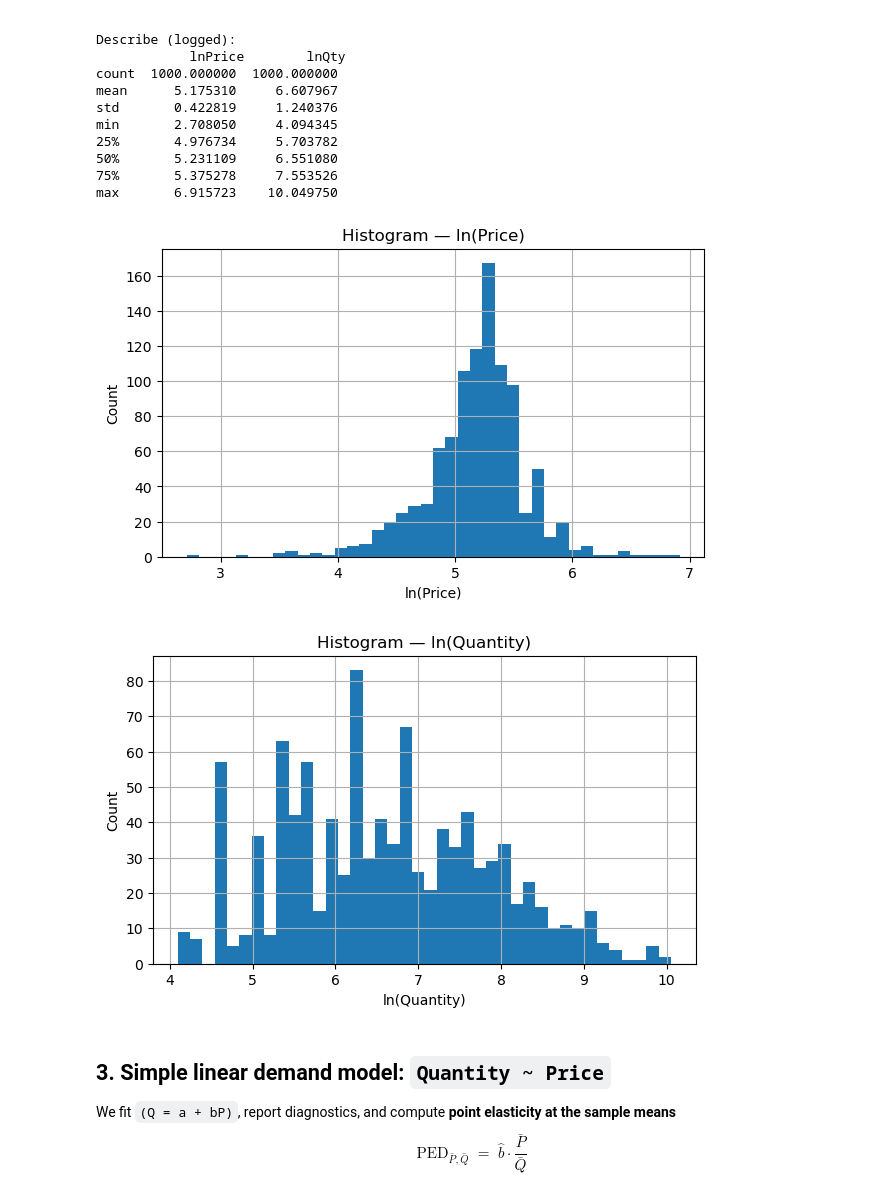
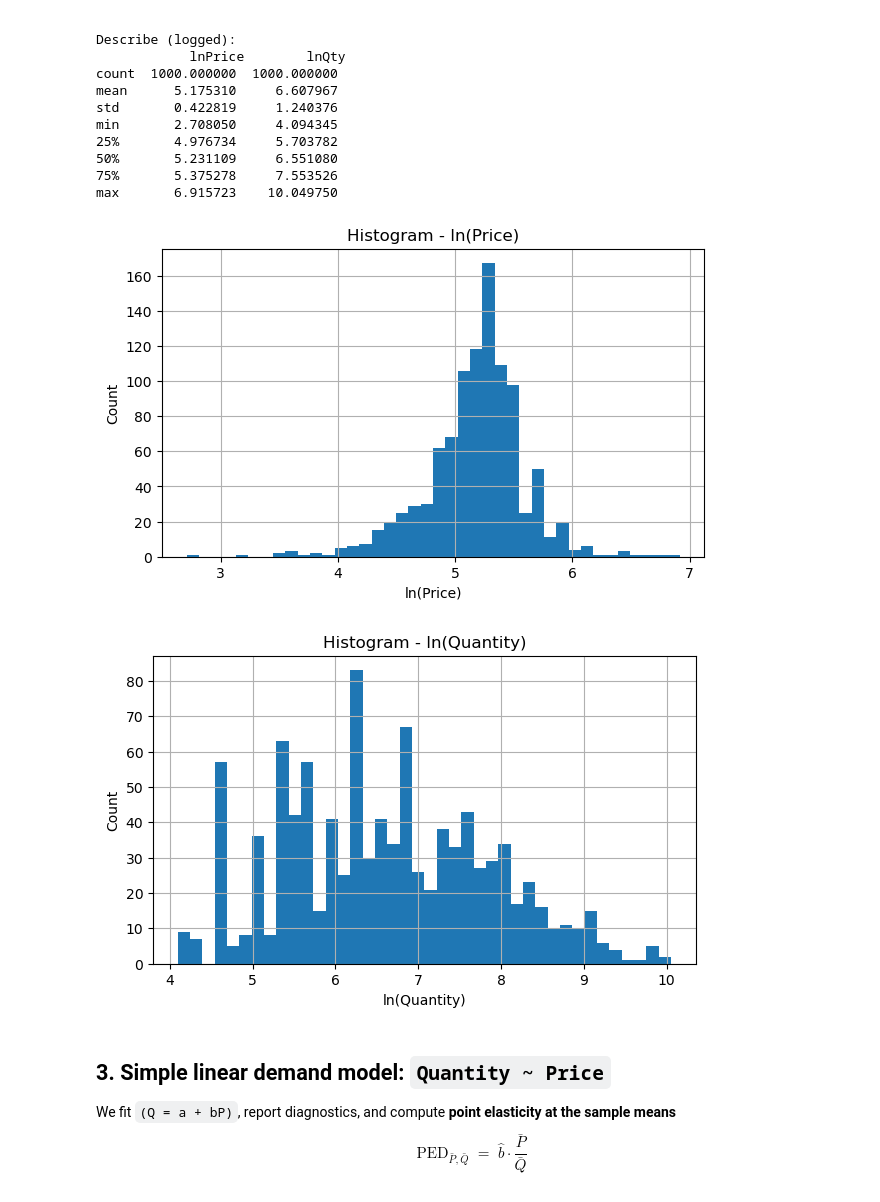
Before and after one commit to tinolinton/PED, a Jupyter notebook: final.ipynb, the cells around one changed output. Saved outputs shown, nothing was run; the diff lists cells and outputs as text; code cells hidden in the pictures.

```diff
--- a/final.ipynb
+++ b/final.ipynb
@@ -141,21 +141,21 @@ max       6.915723    10.049750
 # %%
 # Histograms on the log scale
 plt.figure()
 plt.hist(data_log['lnPrice'], bins=40)
-plt.title("Histogram — ln(Price)")
+plt.title("Histogram - ln(Price)")
 plt.xlabel("ln(Price)")
 plt.ylabel("Count")
 plt.show()
 
 plt.figure()
 plt.hist(data_log['lnQty'], bins=40)
-plt.title("Histogram — ln(Quantity)")
+plt.title("Histogram - ln(Quantity)")
 plt.xlabel("ln(Quantity)")
 plt.ylabel("Count")
 plt.show()
 # %% [output]
-[figure, old version]
+[figure, new version]
-[figure, old version]
+[figure, new version]
 # %% [markdown]
 
 ## 3. Simple linear demand model: `Quantity ~ Price`
```
Also changed, not shown: parts of 13 cells of this notebook, 5 other files.
